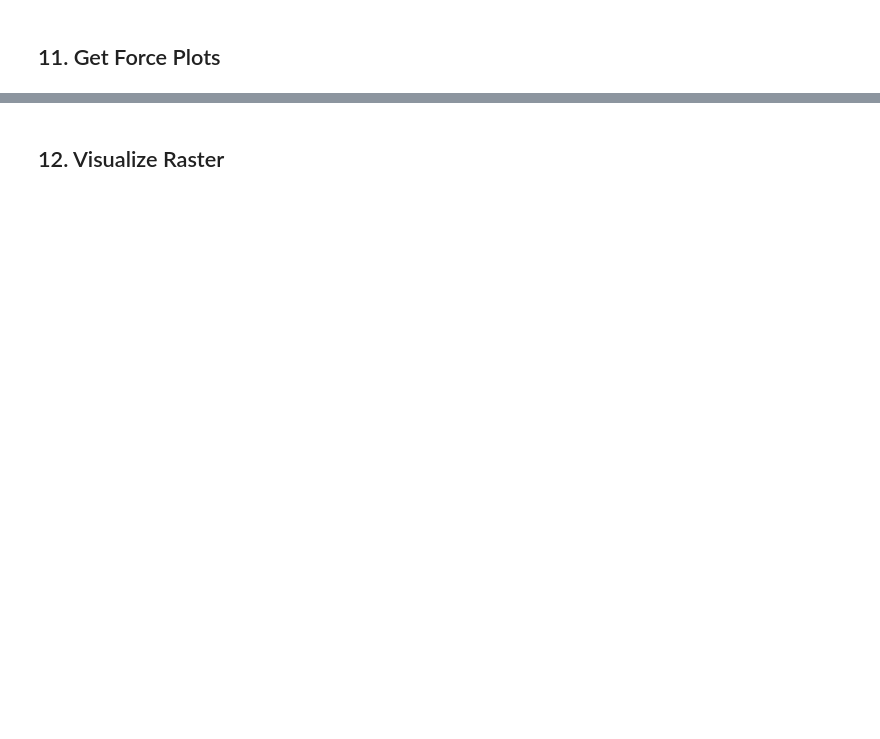
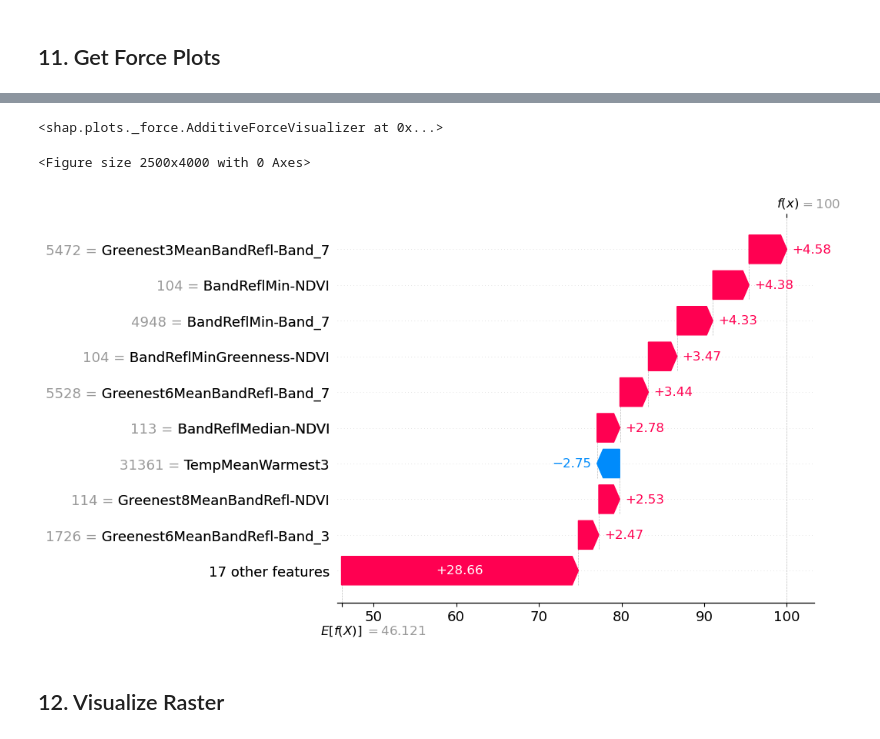
Before and after one commit to nasa-nccs-hpda/modis_vcf, a Jupyter notebook: notebooks/VCF-Training-Development.ipynb, the cells around one changed output, grey strips where cells are left out. Drawn from its saved outputs; the diff is of its cells as text; code cells hidden in the pictures; blank space fills up the shorter version.

Commit message:
Adding changes with Shap

```diff
--- a/notebooks/VCF-Training-Development.ipynb
+++ b/notebooks/VCF-Training-Development.ipynb
@@ -759,8 +884,19 @@ shap_values = explainer.shap_values(pixel)
+# %%
+# Plot SHAP force plot for the **single pixel**
+fig = plt.figure(figsize=(25, 40))
+
+shap.force_plot(
+    explainer.expected_value,  # Base value
+    shap_values,  # SHAP values for this pixel
+    pixel,  # Feature values (spectral bands)
+    feature_names=shap_bands,
+    # matplotlib=True,
+    # show=True
+)
+# Save the figure
+# plt.savefig("shap_force_plot.png", dpi=300, bbox_inches="tight")
+# plt.close(fig)  # Close the figure to free memory
+# %% [output]
+<shap.plots._force.AdditiveForceVisualizer at 0x...>
 # %%
-# Plot SHAP force plot for the **single pixel**
-shap.force_plot(
-    explainer.expected_value,  # Base value
-    shap_values[0],  # SHAP values for this pixel
-    pixel[0],  # Feature values (spectral bands)
-    feature_names=[f"Band {i+1}" for i in range(pixel.shape[1])]  # Naming spectral bands
-)
+shap_values_explainer = explainer(pixel)
@@ -780,3 +903,8 @@ plot_force(explainer, 0, predicted_high_ndvi_water_no_water, predicted_high_ndvi
+# %%
+shap.plots.waterfall(shap_values_explainer[0])
+# %% [output]
+<Figure size 2500x4000 with 0 Axes>
+[figure, added]
 # %% [markdown]
 ## 12. Visualize Raster
 # %%
```
Also changed, not shown: parts of 20 cells of this notebook.
